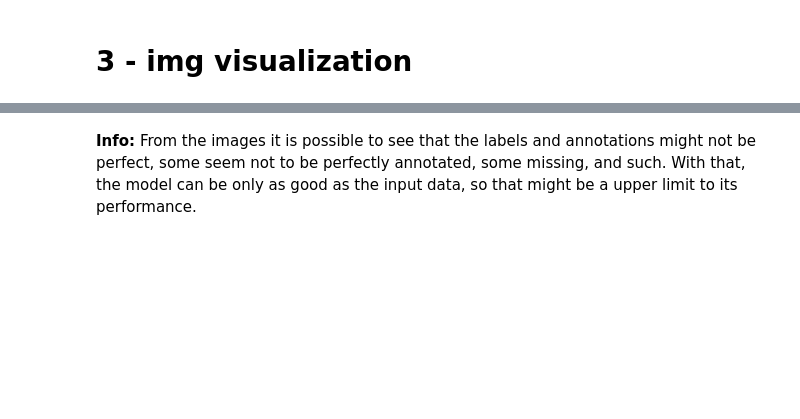
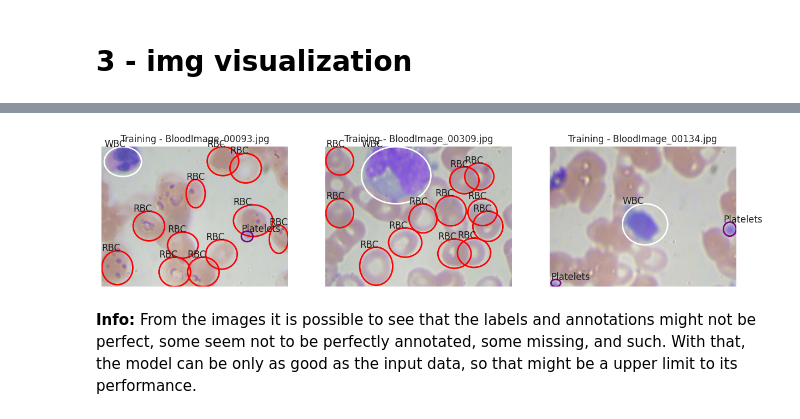
Before and after one commit to nicolasbranco/blood-cell-detection, a Jupyter notebook: notebooks/1-nmb_initial-analysis.ipynb, the cells around one changed output, grey strips where cells are left out. Cells and saved outputs as stored; diff of their text form; code cells hidden in the pictures; blank space fills up the shorter version.

```diff
--- a/notebooks/1-nmb_initial-analysis.ipynb
+++ b/notebooks/1-nmb_initial-analysis.ipynb
@@ -118,4 +144,4 @@ def get_annotations(xml_path):
 # %%
-# # creates a reference for the dataset (which folder it is from)
-# df_all["dataset"] = df_all["path"].apply(lambda s: s.split("/")[-3])
-# df_all["dataset"].value_counts()
+# creates a reference for the dataset (which folder it is from)
+df_all["dataset"] = df_all["path"].apply(lambda s: s.split("/")[-3])
+df_all["dataset"].value_counts()
@@ -180,11 +227,11 @@ def get_annotations(xml_path):
 # %%
-# processed_images = df_processed[
-#     df_processed["filename"].apply(lambda s: s.split(".")[-1] in ["jpg"])
-# ]
-# # check if all the files in validation dataset are also in the training one
-# for filename in df_all[df_all["dataset"] == "Validation"]["filename"]:
-#     if filename not in df_all[df_all["dataset"] == "Training"]["filename"].values:
-#         print(filename)
+processed_images = df_processed[
+    df_processed["filename"].apply(lambda s: s.split(".")[-1] in ["jpg"])
+]
+# check if all the files in validation dataset are also in the training one
+for filename in df_all[df_all["dataset"] == "Validation"]["filename"]:
+    if filename not in df_all[df_all["dataset"] == "Training"]["filename"].values:
+        print(filename)
 # %% [markdown]
 ## .3 - creating labels
 # %%
@@ -262,44 +299,45 @@ def get_annotations(xml_path):
 # %% [markdown]
 # 3 - img visualization
 # %%
-# # select only images
-# images = df_all[df_all["filename"].apply(lambda s: s.split(".")[-1] in ["jpg"])]
+# select only images
+images = df_all[df_all["filename"].apply(lambda s: s.split(".")[-1] in ["jpg"])]
 
-# label_colors = {"RBC": "red", "WBC": "white", "Platelets": "purple"}
+label_colors = {"RBC": "red", "WBC": "white", "Platelets": "purple"}
 
-# # show 3 images
-# fig, ax = plt.subplots(1, 3, figsize=(15, 5))
-# for i, (index, row) in enumerate(images.sample(3, random_state=42).iterrows()):
-#     # img show
-#     img = plt.imread(row["path"])
-#     ax[i].imshow(img)
-#     ax[i].axis("off")
-#     ax[i].set_title(f"{row['dataset']} - {row['filename']}")
+# show 3 images
+fig, ax = plt.subplots(1, 3, figsize=(15, 5))
+for i, (index, row) in enumerate(images.sample(3, random_state=42).iterrows()):
+    # img show
+    img = plt.imread(row["path"])
+    ax[i].imshow(img)
+    ax[i].axis("off")
+    ax[i].set_title(f"{row['dataset']} - {row['filename']}")
 
-#     # get annotations
-#     annotations = get_annotations(
-#         row["path"].replace("Images", "Annotations").replace("jpg", "xml")
-#     )
-#     print(annotations)
+    # get annotations
+    annotations = get_annotations(
+        row["path"].replace("Images", "Annotations").replace("jpg", "xml")
+    )
+    print(annotations)
 
-#     # show annotations
-#     for label, xmin, ymin, xmax, ymax in annotations:
-#         ax[i].add_patch(
-#             # plt.Rectangle(
-#             #     (xmin, ymin),
-#             #     xmax - xmin,
-#             #     ymax - ymin,
-#             #     linewidth=2,
-#             #     edgecolor=label_colors[label],
-#             #     facecolor="none",
-#             # )
-#             Ellipse(
-#                 ((xmin + xmax) / 2, (ymin + ymax) / 2),
-#                 xmax - xmin,
-#                 ymax - ymin,
-#                 linewidth=2,
-#                 edgecolor=label_colors[label],
-#                 facecolor="none",
-#             )
-#         )
-#         ax[i].text(xmin, ymin, label, fontsize=12, color="k")
+    # show annotations
+    for label, xmin, ymin, xmax, ymax in annotations:
+        ax[i].add_patch(
+            # plt.Rectangle(
+            #     (xmin, ymin),
+            #     xmax - xmin,
+            #     ymax - ymin,
+            #     linewidth=2,
+            #     edgecolor=label_colors[label],
+            #     facecolor="none",
+            # )
+            Ellipse(
+                ((xmin + xmax) / 2, (ymin + ymax) / 2),
+                xmax - xmin,
+                ymax - ymin,
+                linewidth=2,
+                edgecolor=label_colors[label],
+                facecolor="none",
+            )
+        )
+        ax[i].text(xmin, ymin, label, fontsize=12, color="k")
+# %% [output]
@@ -306,3 +347,4 @@ def get_annotations(xml_path):
+[figure, added]
 # %% [markdown]
 **Info:** From the images it is possible to see that the labels and annotations might not be perfect, some seem not to be perfectly annotated, some missing, and such. With that, the model can be only as good as the input data, so that might be a upper limit to its performance.
 # %% [markdown]
```
Also changed, not shown: parts of 14 cells of this notebook.
